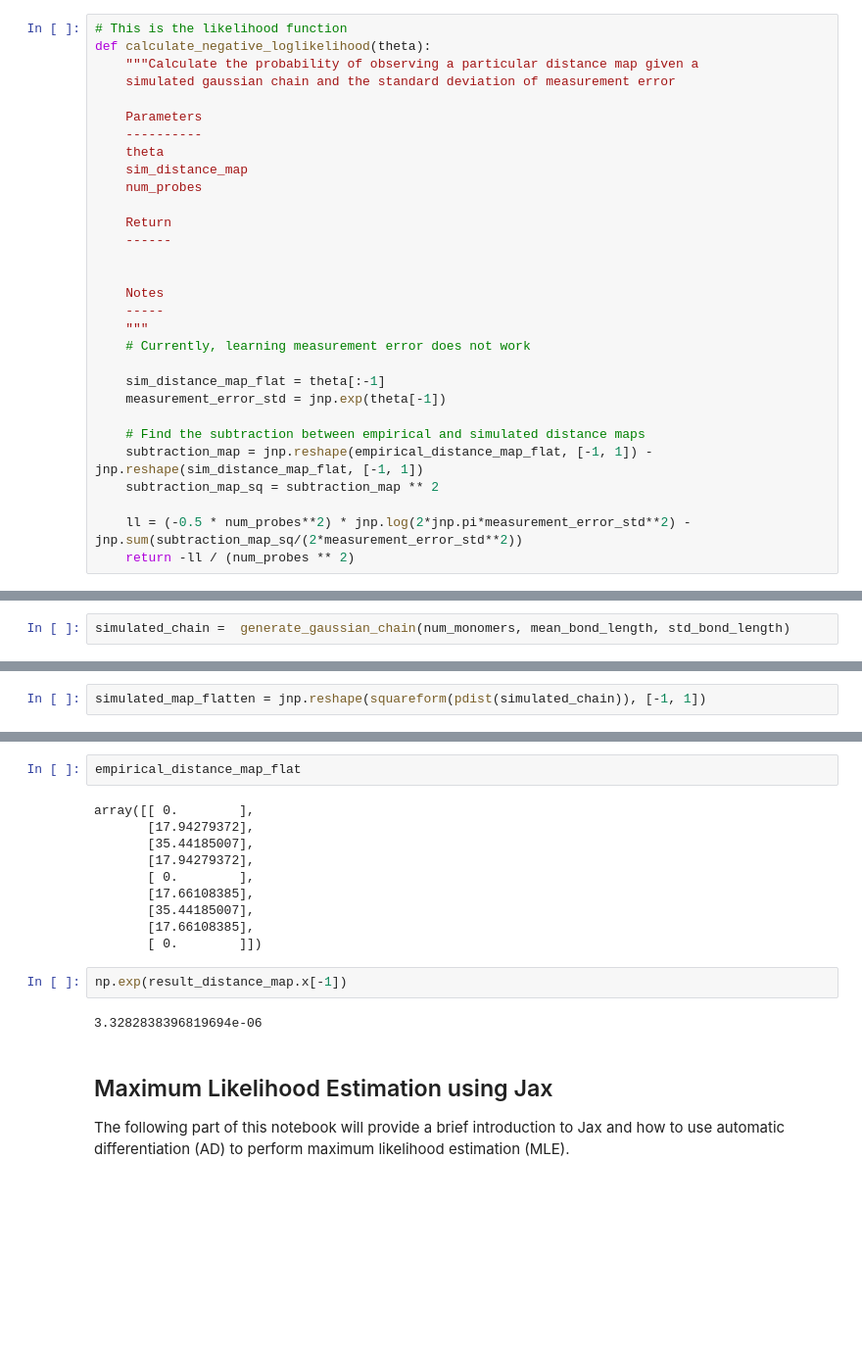
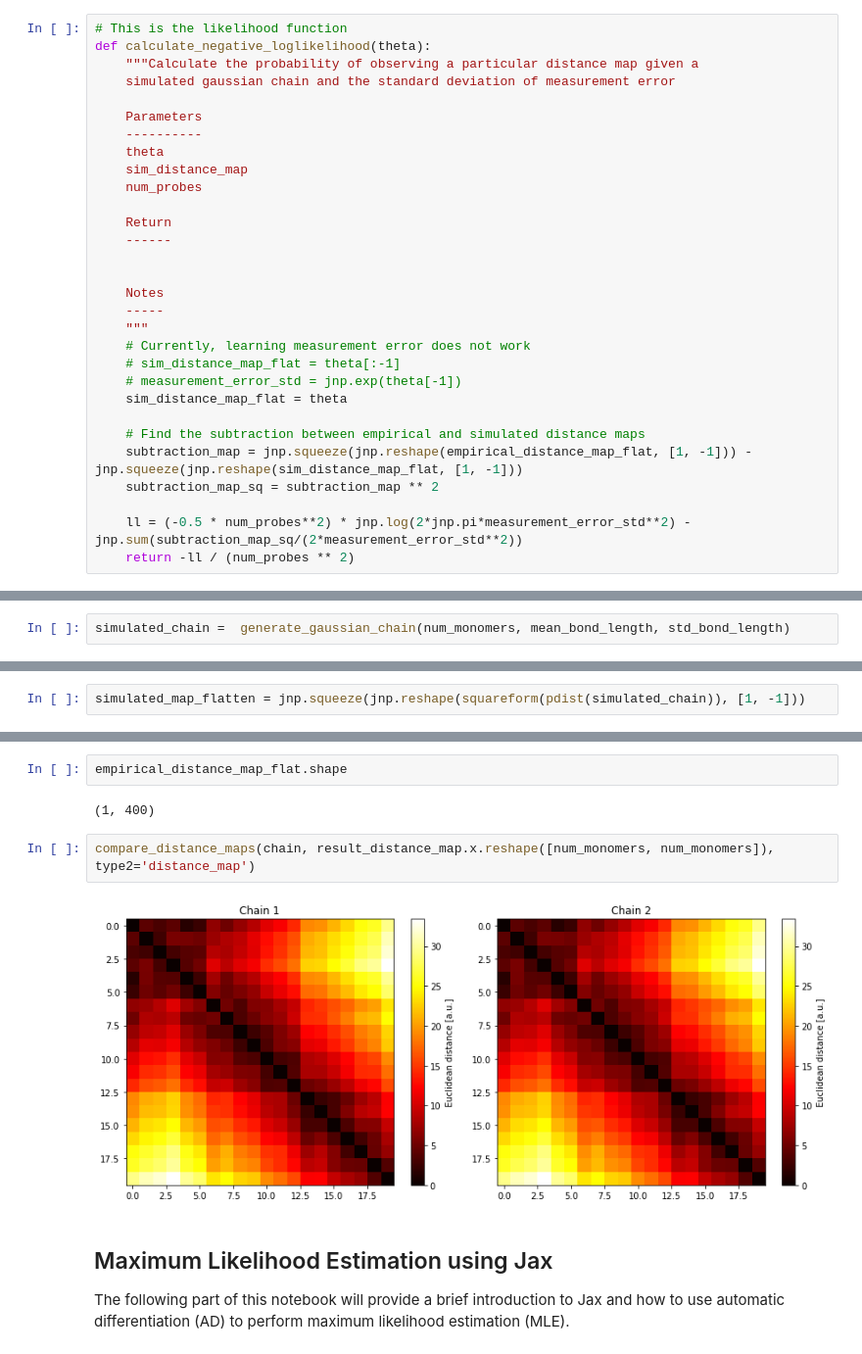
Before and after one commit to tee-udon/chromatin-ensemble-refinement, a Jupyter notebook: scripts/jaxTutorial.ipynb, the cells around one changed output, grey strips where cells are left out. Shown at 98% size. Saved outputs shown, nothing was run; the diff lists cells and outputs as text; blank space fills up the shorter version.

```diff
--- a/scripts/jaxTutorial.ipynb
+++ b/scripts/jaxTutorial.ipynb
@@ -241,12 +273,12 @@ def calculate_negative_loglikelihood(theta):
     -----
     """
     # Currently, learning measurement error does not work
-
-    sim_distance_map_flat = theta[:-1]
-    measurement_error_std = jnp.exp(theta[-1])
+    # sim_distance_map_flat = theta[:-1]
+    # measurement_error_std = jnp.exp(theta[-1])
+    sim_distance_map_flat = theta
 
     # Find the subtraction between empirical and simulated distance maps
-    subtraction_map = jnp.reshape(empirical_distance_map_flat, [-1, 1]) - jnp.reshape(sim_distance_map_flat, [-1, 1])
+    subtraction_map = jnp.squeeze(jnp.reshape(empirical_distance_map_flat, [1, -1])) - jnp.squeeze(jnp.reshape(sim_distance_map_flat, [1, -1]))
     subtraction_map_sq = subtraction_map ** 2
 
     ll = (-0.5 * num_probes**2) * jnp.log(2*jnp.pi*measurement_error_std**2) - jnp.sum(subtraction_map_sq/(2*measurement_error_std**2))
@@ -266,2 +303,2 @@ visualize_polymer(simulated_chain)
 # %%
-simulated_map_flatten = jnp.reshape(squareform(pdist(simulated_chain)), [-1, 1])
+simulated_map_flatten = jnp.squeeze(jnp.reshape(squareform(pdist(simulated_chain)), [1, -1]))
@@ -330,19 +406,11 @@ array([[ 0.        , 17.94279567, 35.44184994],
 # %%
-empirical_distance_map_flat
+empirical_distance_map_flat.shape
 # %% [output]
-array([[ 0.        ],
-       [17.94279372],
-       [35.44185007],
-       [17.94279372],
-       [ 0.        ],
-       [17.66108385],
-       [35.44185007],
-       [17.66108385],
-       [ 0.        ]])
+(1, 400)
-# %%
-np.exp(result_distance_map.x[-1])
-# %% [output]
-3.3282838396819694e-06
+# %%
+compare_distance_maps(chain, result_distance_map.x.reshape([num_monomers, num_monomers]), type2='distance_map')
+# %% [output]
+[figure, added]
 # %% [markdown]
 ## Maximum Likelihood Estimation using Jax
 
```
Also changed, not shown: parts of 15 cells of this notebook.
